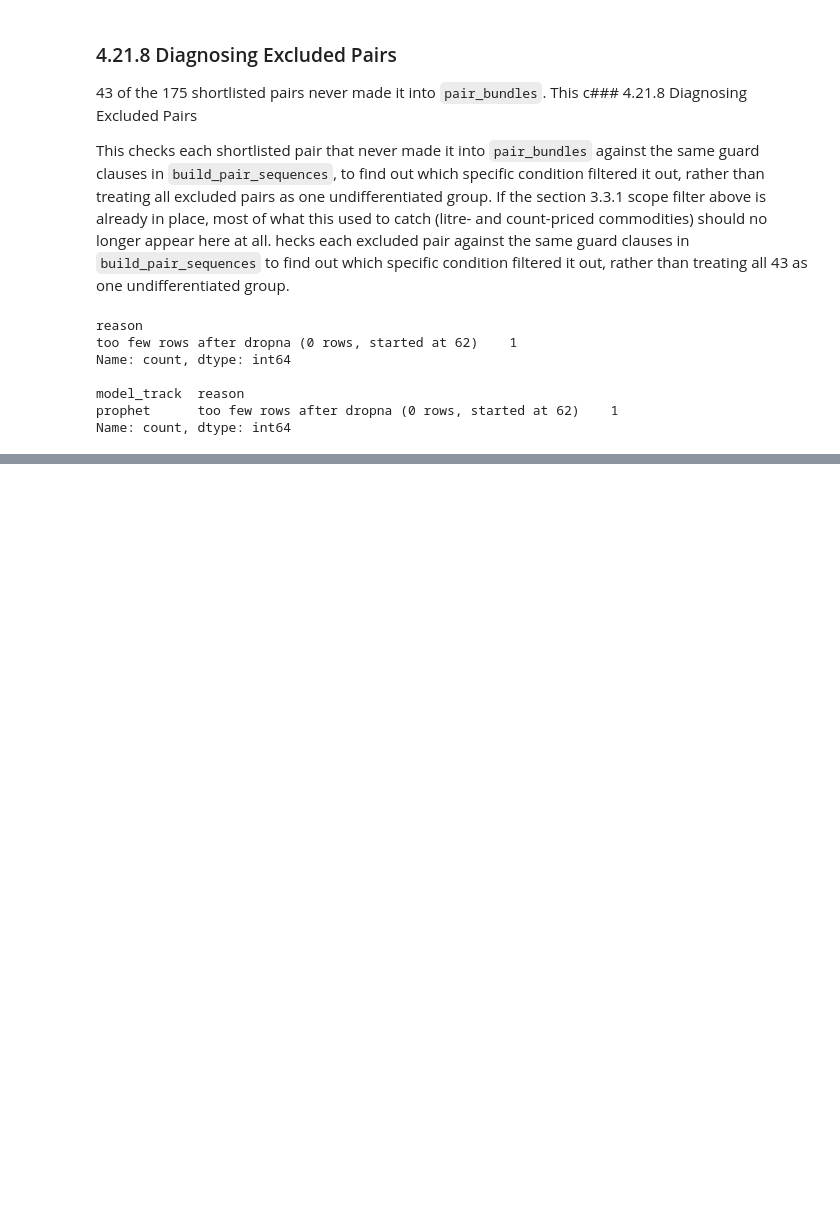
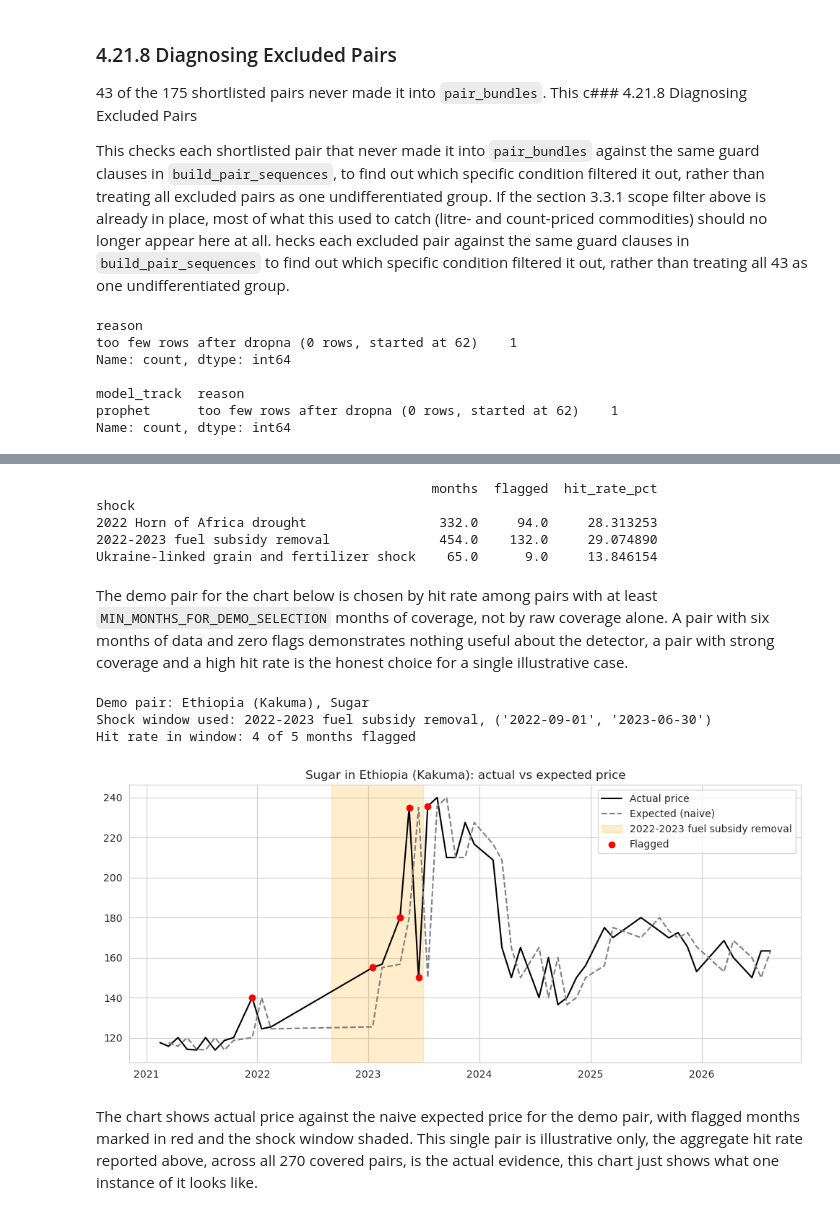
Before and after one commit to kevinkiplangat432/Predictive-Time-Series-Pipeline-using-a-Dual-Input-LSTM-and-Geospatial-Mapping, a Jupyter notebook: Kenyan_food_prices.ipynb, the cells around one changed output, grey strips where cells are left out. Cells and saved outputs as stored; diff of their text form; code cells hidden in the pictures; blank space fills up the shorter version.

```diff
--- a/Kenyan_food_prices.ipynb
+++ b/Kenyan_food_prices.ipynb
@@ -2711,0 +2789,21 @@ Name: count, dtype: int64
+# %%
+MIN_MONTHS_FOR_DEMO_SELECTION = 4
+
+all_window_results = []
+for window_name, coverage in window_coverage.items():
+    w_start, w_end = pd.Timestamp(SHOCK_WINDOWS[window_name][0]), pd.Timestamp(SHOCK_WINDOWS[window_name][1])
+    for _, row in coverage.iterrows():
+        pair = master[(master["market"] == row["market"]) & (master["commodity"] == row["commodity"])]
+        window_rows = pair[(pair["date"] >= w_start) & (pair["date"] <= w_end)]
+        if window_rows.empty:
+            continue
+        all_window_results.append({
+            "shock": window_name,
+            "market": row["market"],
+            "commodity": row["commodity"],
+            "months_in_window": row["months_in_window"],
+            "flagged_in_window": window_rows["flagged"].sum(),
+        })
+
+all_window_results = pd.DataFrame(all_window_results)
+all_window_results["hit_rate"] = all_window_results["flagged_in_window"] / all_window_results["months_in_window"]
@@ -2711,0 +2814,54 @@ Name: count, dtype: int64
+# %%
+by_shock = all_window_results.groupby("shock").apply(
+    lambda g: pd.Series({
+        "months": g["months_in_window"].sum(),
+        "flagged": g["flagged_in_window"].sum(),
+        "hit_rate_pct": g["flagged_in_window"].sum() / g["months_in_window"].sum() * 100,
+    }),
+    include_groups=False,
+)
+print(by_shock)
+# %% [output]
+                                           months  flagged  hit_rate_pct
+shock
+2022 Horn of Africa drought                 332.0     94.0     28.313253
+2022-2023 fuel subsidy removal              454.0    132.0     29.074890
+Ukraine-linked grain and fertilizer shock    65.0      9.0     13.846154
+# %% [markdown]
+The demo pair for the chart below is chosen by hit rate among pairs with at least `MIN_MONTHS_FOR_DEMO_SELECTION` months of coverage, not by raw coverage alone. A pair with six months of data and zero flags demonstrates nothing useful about the detector, a pair with strong coverage and a high hit rate is the honest choice for a single illustrative case.
+# %%
+candidates = all_window_results[all_window_results["months_in_window"] >= MIN_MONTHS_FOR_DEMO_SELECTION].copy()
+best = candidates.sort_values("hit_rate", ascending=False).iloc[0]
+
+demo_market = best["market"]
+demo_commodity = best["commodity"]
+best_window_name = best["shock"]
+
+demo_pair = master[
+    (master["market"] == demo_market) & (master["commodity"] == demo_commodity)
+].sort_values("date")
+# %%
+print(f"Demo pair: {demo_market}, {demo_commodity}")
+print(f"Shock window used: {best_window_name}, {SHOCK_WINDOWS[best_window_name]}")
+print(f"Hit rate in window: {int(best['flagged_in_window'])} of {int(best['months_in_window'])} months flagged")
+# %% [output]
+Demo pair: Ethiopia (Kakuma), Sugar
+Shock window used: 2022-2023 fuel subsidy removal, ('2022-09-01', '2023-06-30')
+Hit rate in window: 4 of 5 months flagged
+# %%
+window_start = pd.Timestamp(SHOCK_WINDOWS[best_window_name][0])
+window_end = pd.Timestamp(SHOCK_WINDOWS[best_window_name][1])
+
+fig, ax = plt.subplots(figsize=(12, 5))
+ax.plot(demo_pair["date"], demo_pair["price_per_kg"], label="Actual price", color="black")
+ax.plot(demo_pair["date"], demo_pair["expected_price"], label="Expected (naive)", color="gray", linestyle="--")
+ax.axvspan(window_start, window_end, color="orange", alpha=0.2, label=best_window_name)
+flagged_points = demo_pair[demo_pair["flagged"]]
+ax.scatter(flagged_points["date"], flagged_points["price_per_kg"], color="red", zorder=5, label="Flagged")
+ax.set_title(f"{demo_commodity} in {demo_market}: actual vs expected price")
+ax.legend()
+plt.show()
+# %% [output]
+[figure, added]
+# %% [markdown]
+The chart shows actual price against the naive expected price for the demo pair, with flagged months marked in red and the shock window shaded. This single pair is illustrative only, the aggregate hit rate reported above, across all 270 covered pairs, is the actual evidence, this chart just shows what one instance of it looks like.
```
Also changed, not shown: parts of 30 cells of this notebook.
